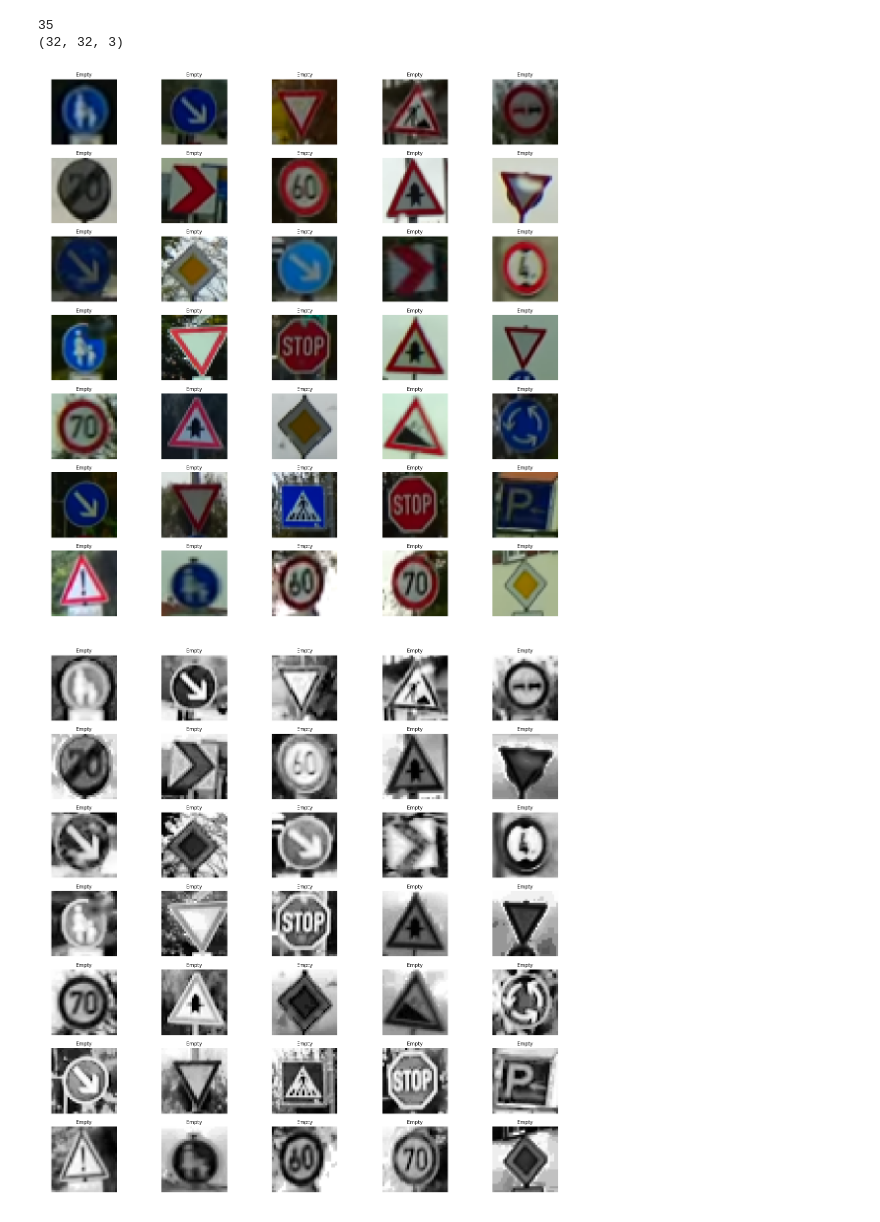
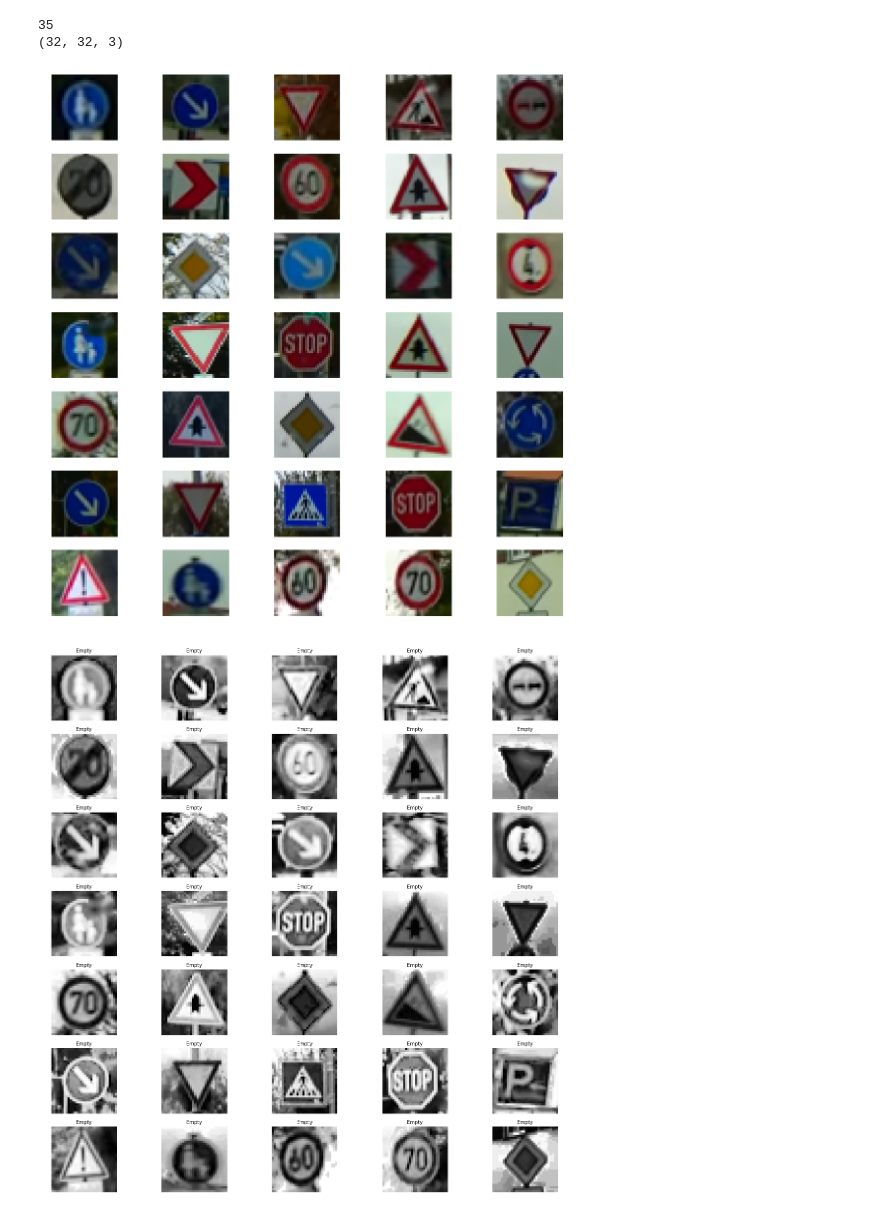
Before and after one commit to tzyhpcom/CNN-Traffic-Sign-Classifier, a Jupyter notebook: Traffic_Sign_Classifier.ipynb, the cells around one changed output. Saved outputs shown, nothing was run; the diff lists cells and outputs as text; code cells hidden in the pictures.

Commit message:
Add anaysis images.

```diff
--- a/Traffic_Sign_Classifier.ipynb
+++ b/Traffic_Sign_Classifier.ipynb
@@ -948,14 +961,15 @@ print(test_images[10].shape)
 # %%
 # show new images
 fig, axs = plt.subplots(7,5, figsize=(20, 20))   # int(np.ceil(n_classes/5))   , figsize=(15, 6)
 fig.subplots_adjust(hspace = .2, wspace=.001)
 axs = axs.ravel()
 for i,image in enumerate(test_images):
     axs[i].axis('off')
     axs[i].imshow(image)
-    axs[i].set_title("Empty", fontsize=10)
+#     axs[i].set_title("Empty", fontsize=10)
+fig.savefig("all_new.jpg", bbox_inches='tight', pad_inches=0)
 # %% [output]
-[figure, old version]
+[figure, new version]
 # %%
 # preprocessing new images
 res_file = "result.p"
```
Also changed, not shown: parts of 11 cells of this notebook, 9 other files.
